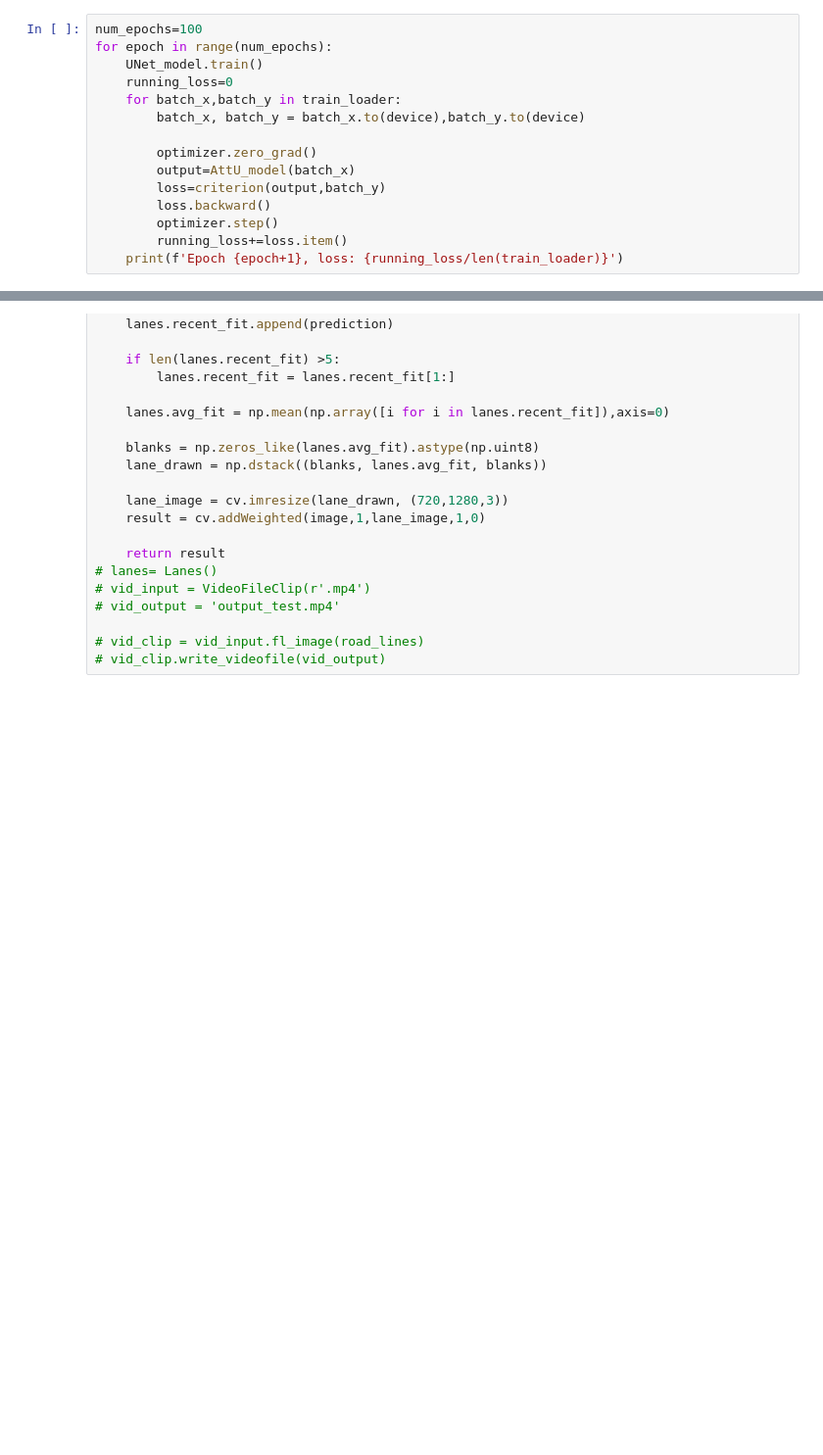
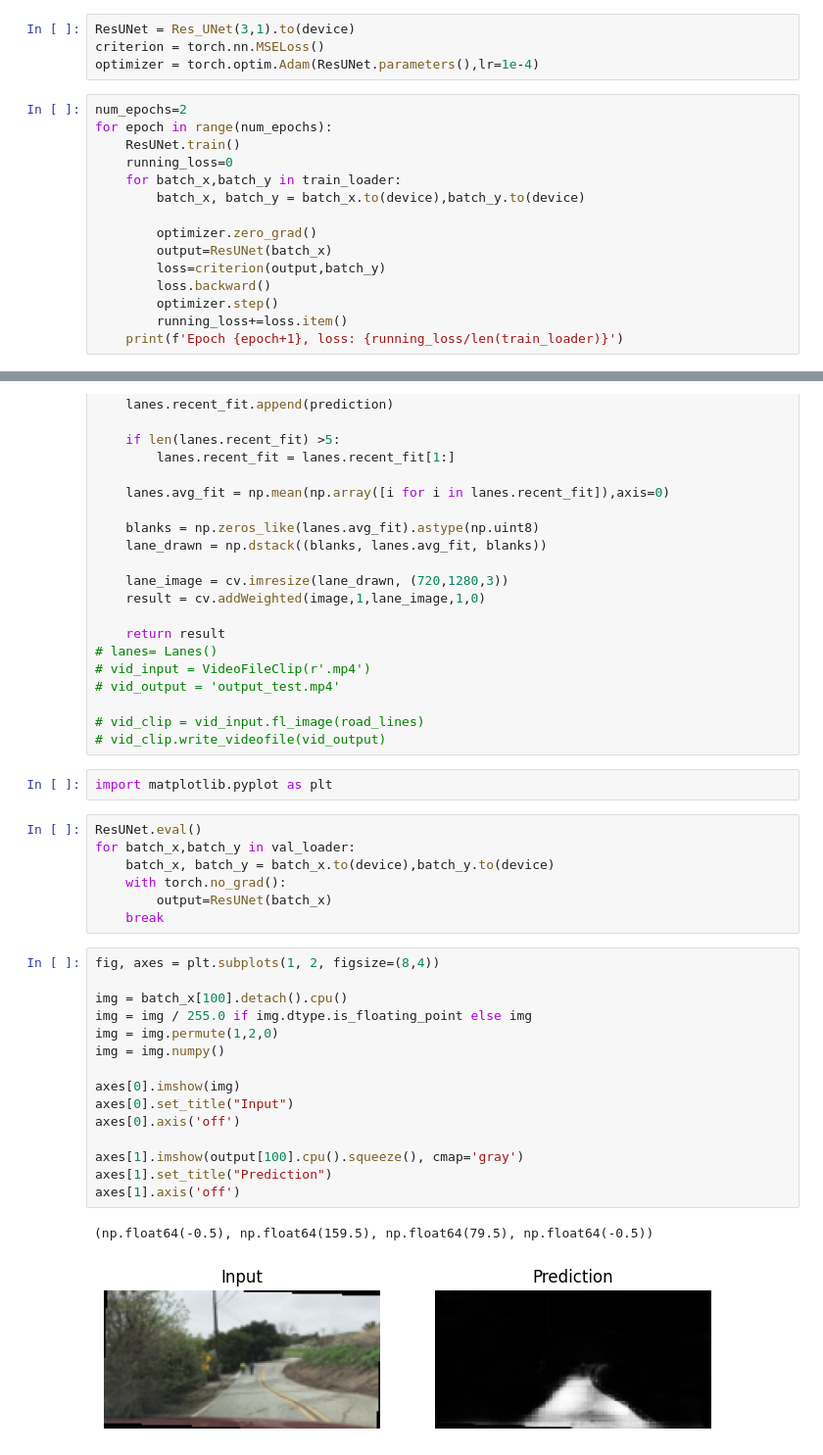
Before and after one commit to ReneLisasi/Autonomous-Vehicle-Lane-Segmentation-U-Net, a Jupyter notebook: lane_seg_example.ipynb, the cells around one changed output, grey strips where cells are left out. Shown at 98% size. Drawn from its saved outputs; the diff is of its cells as text; blank space fills up the shorter version.

```diff
--- a/lane_seg_example.ipynb
+++ b/lane_seg_example.ipynb
@@ -56,16 +57,20 @@ Model
 UNet_model = UNet(3,1).to(device)
 criterion = torch.nn.MSELoss()
 optimizer = torch.optim.Adam(UNet_model.parameters(),lr=1e-4)
+# %%
+ResUNet = Res_UNet(3,1).to(device)
+criterion = torch.nn.MSELoss()
+optimizer = torch.optim.Adam(ResUNet.parameters(),lr=1e-4)
 # %%
-num_epochs=100
+num_epochs=2
 for epoch in range(num_epochs):
-    UNet_model.train()
+    ResUNet.train()
     running_loss=0
     for batch_x,batch_y in train_loader:
         batch_x, batch_y = batch_x.to(device),batch_y.to(device)
 
         optimizer.zero_grad()
-        output=AttU_model(batch_x)
+        output=ResUNet(batch_x)
         loss=criterion(output,batch_y)
         loss.backward()
         optimizer.step()
@@ -120,4 +124,31 @@ def road_lines(image,model,lanes):
 
 # vid_clip = vid_input.fl_image(road_lines)
 # vid_clip.write_videofile(vid_output)
+# %%
+import matplotlib.pyplot as plt
+# %%
+ResUNet.eval()
+for batch_x,batch_y in val_loader:
+    batch_x, batch_y = batch_x.to(device),batch_y.to(device)
+    with torch.no_grad():
+        output=ResUNet(batch_x)
+    break
+# %%
+fig, axes = plt.subplots(1, 2, figsize=(8,4))
+
+img = batch_x[100].detach().cpu()
+img = img / 255.0 if img.dtype.is_floating_point else img
+img = img.permute(1,2,0)
+img = img.numpy()
+
+axes[0].imshow(img)
+axes[0].set_title("Input")
+axes[0].axis('off')
+
+axes[1].imshow(output[100].cpu().squeeze(), cmap='gray')
+axes[1].set_title("Prediction")
+axes[1].axis('off')
+# %% [output]
+(np.float64(-0.5), np.float64(159.5), np.float64(79.5), np.float64(-0.5))
+[figure, added]
 # %%
```
Also changed, not shown: parts of 5 cells of this notebook, 1 other file.
